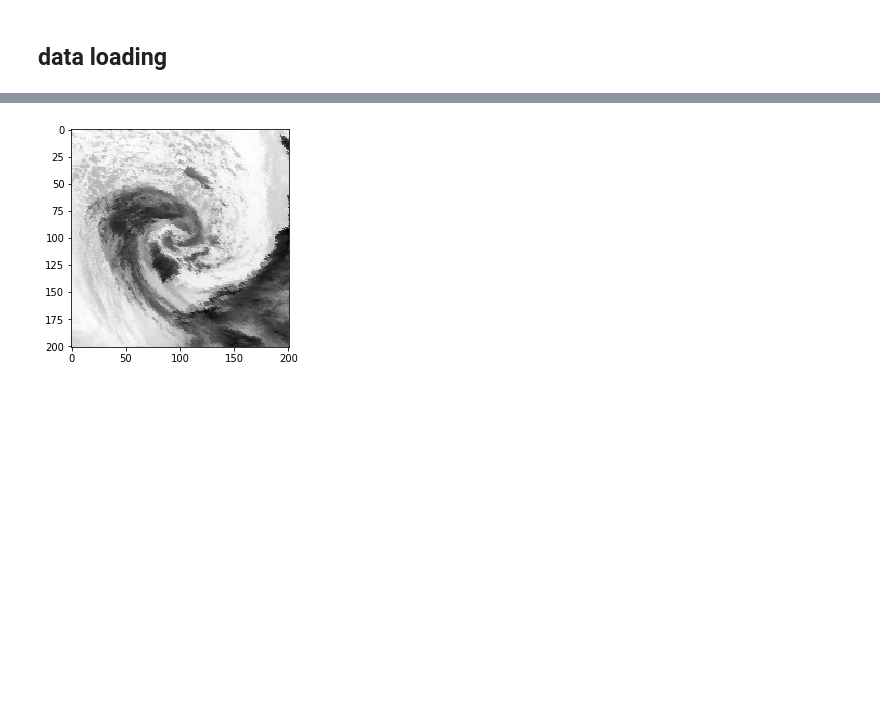
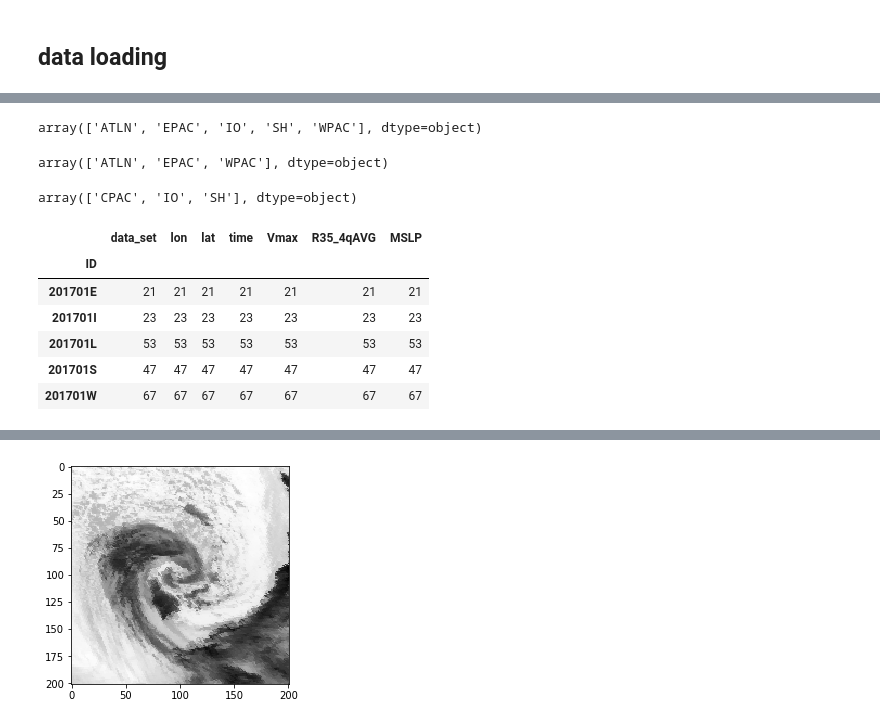
Before and after one commit to Ikaroshu/DeHurricane, a Jupyter notebook: data_explore.ipynb, the cells around one changed output, grey strips where cells are left out. Saved outputs shown, nothing was run; the diff lists cells and outputs as text; code cells hidden in the pictures; blank space fills up the shorter version.

```diff
--- a/data_explore.ipynb
+++ b/data_explore.ipynb
@@ -30,0 +111,22 @@ data_info
+# %%
+data_info.data_set.unique()
+# %% [output]
+array(['ATLN', 'EPAC', 'IO', 'SH', 'WPAC'], dtype=object)
+# %%
+data_info_1.data_set.unique()
+# %% [output]
+array(['ATLN', 'EPAC', 'WPAC'], dtype=object)
+# %%
+data_info_2.data_set.unique()
+# %% [output]
+array(['CPAC', 'IO', 'SH'], dtype=object)
+# %%
+data_info.groupby('ID').count().head()
+# %% [output]
+|  | data_set | lon | lat | time | Vmax | R35_4qAVG | MSLP |
+| ID |  |  |  |  |  |  |  |
+| 201701E | 21 | 21 | 21 | 21 | 21 | 21 | 21 |
+| 201701I | 23 | 23 | 23 | 23 | 23 | 23 | 23 |
+| 201701L | 53 | 53 | 53 | 53 | 53 | 53 | 53 |
+| 201701S | 47 | 47 | 47 | 47 | 47 | 47 | 47 |
+| 201701W | 67 | 67 | 67 | 67 | 67 | 67 | 67 |
```
Also changed, not shown: parts of 27 cells of this notebook, 1 other file.
